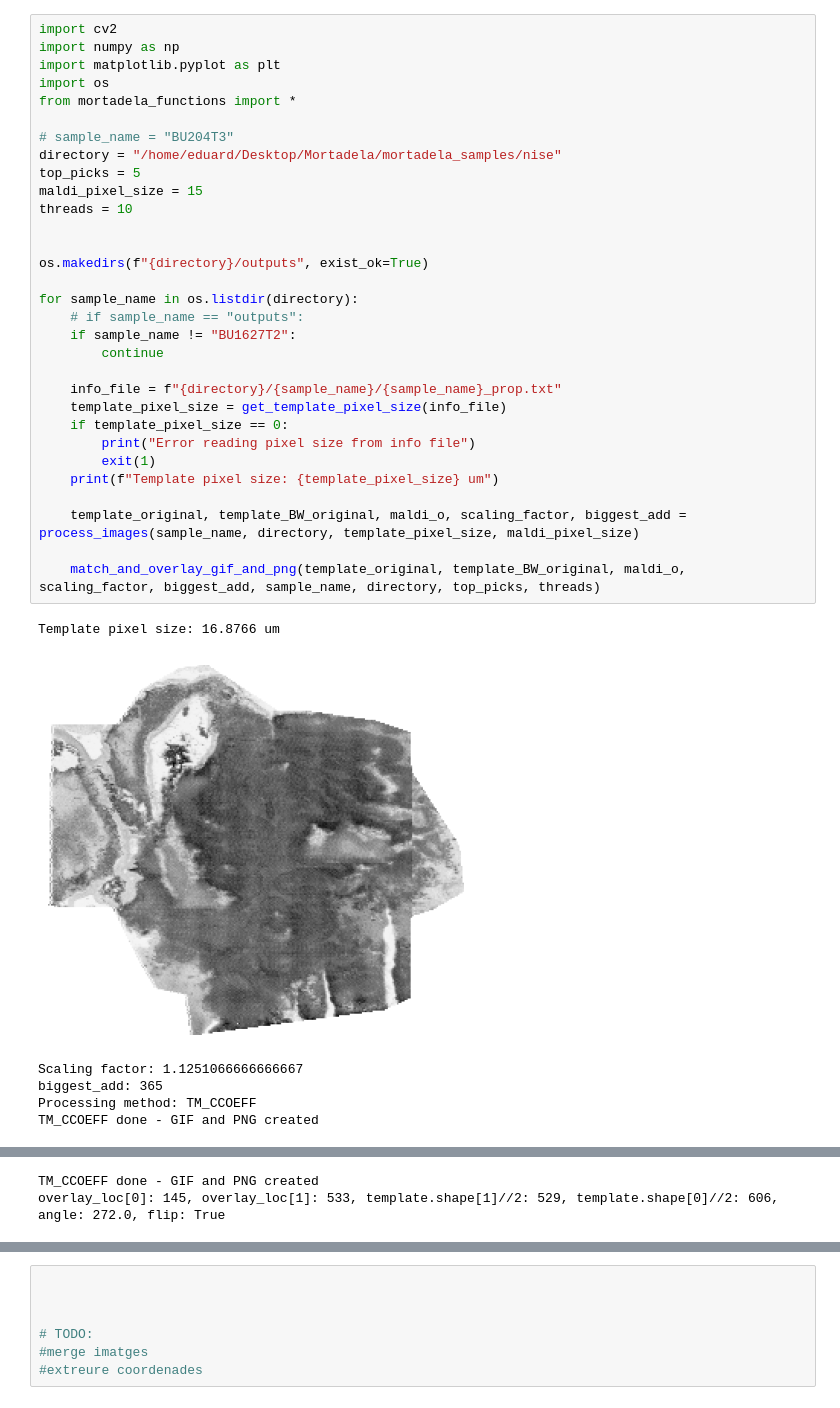
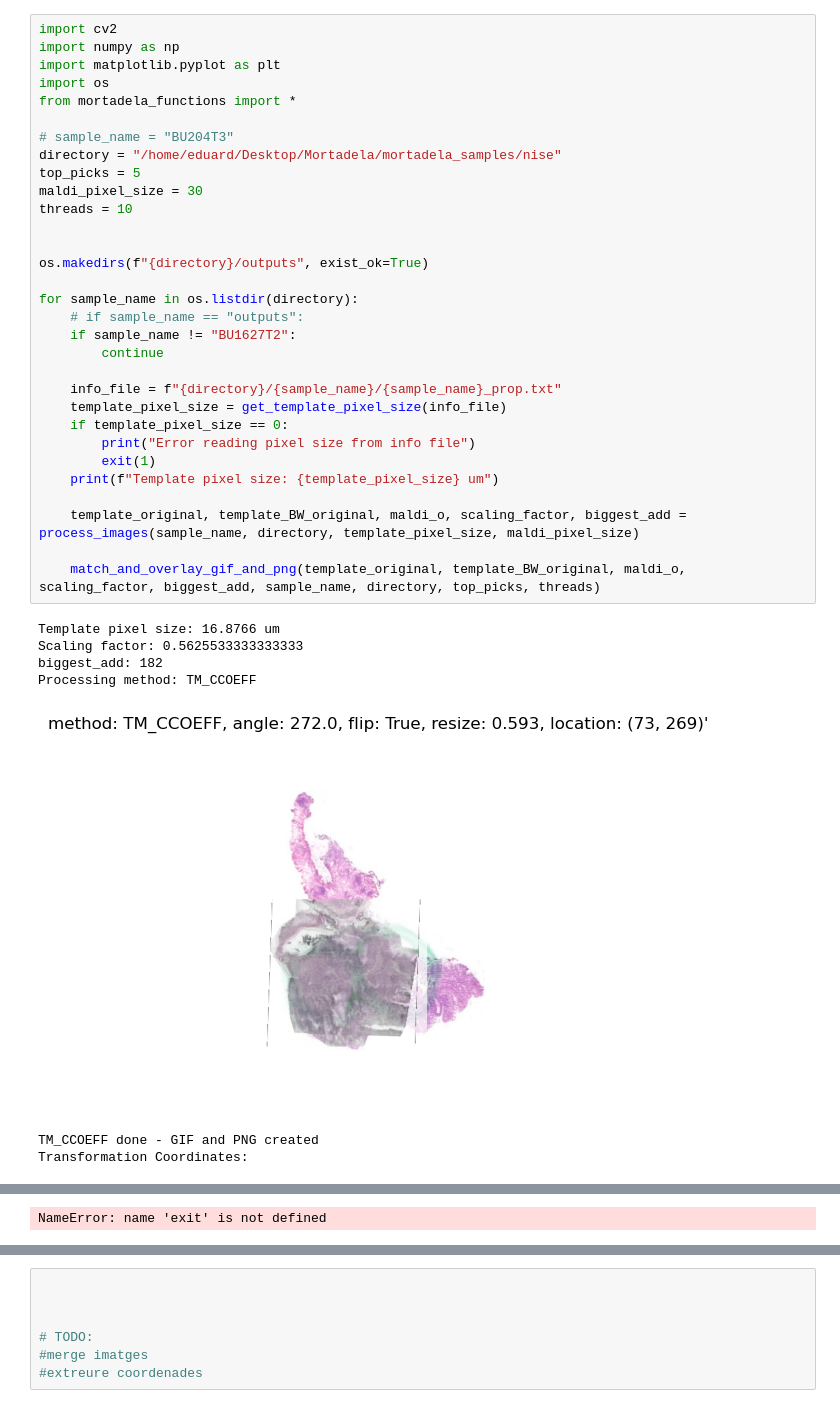
Before and after one commit to MOSAICR/MOSAIC, a Jupyter notebook: mortadela.ipynb, the cells around one changed output, grey strips where cells are left out. Saved outputs shown, nothing was run; the diff lists cells and outputs as text.

```diff
--- a/mortadela.ipynb
+++ b/mortadela.ipynb
@@ -3,36 +3,37 @@ import cv2
 import numpy as np
 import matplotlib.pyplot as plt
 import os
 from mortadela_functions import *
 
 # sample_name = "BU204T3"
 directory = "/home/eduard/Desktop/Mortadela/mortadela_samples/nise"
 top_picks = 5
-maldi_pixel_size = 15
+maldi_pixel_size = 30
 threads = 10
 
 
 os.makedirs(f"{directory}/outputs", exist_ok=True)
 
 for sample_name in os.listdir(directory):
     # if sample_name == "outputs":
     if sample_name != "BU1627T2":
         continue
 
     info_file = f"{directory}/{sample_name}/{sample_name}_prop.txt"
     template_pixel_size = get_template_pixel_size(info_file)
     if template_pixel_size == 0:
         print("Error reading pixel size from info file")
         exit(1)
     print(f"Template pixel size: {template_pixel_size} um")
 
     template_original, template_BW_original, maldi_o, scaling_factor, biggest_add = process_images(sample_name, directory, template_pixel_size, maldi_pixel_size)
 
     match_and_overlay_gif_and_png(template_original, template_BW_original, maldi_o, scaling_factor, biggest_add, sample_name, directory, top_picks, threads)
 # %% [output]
 Template pixel size: 16.8766 um
+Scaling factor: 0.5625533333333333
+biggest_add: 182
+Processing method: TM_CCOEFF
-[figure, old version]
+[figure, new version]
-Scaling factor: 1.1251066666666667
-biggest_add: 365
-Processing method: TM_CCOEFF
 TM_CCOEFF done - GIF and PNG created
+Transformation Coordinates:
@@ -40,2 +41 @@ TM_CCOEFF done - GIF and PNG created
-TM_CCOEFF done - GIF and PNG created
-overlay_loc[0]: 145, overlay_loc[1]: 533, template.shape[1]//2: 529, template.shape[0]//2: 606, angle: 272.0, flip: True
+NameError: name 'exit' is not defined
```
Also changed, not shown: parts of 1 cell of this notebook, 1 other file.
